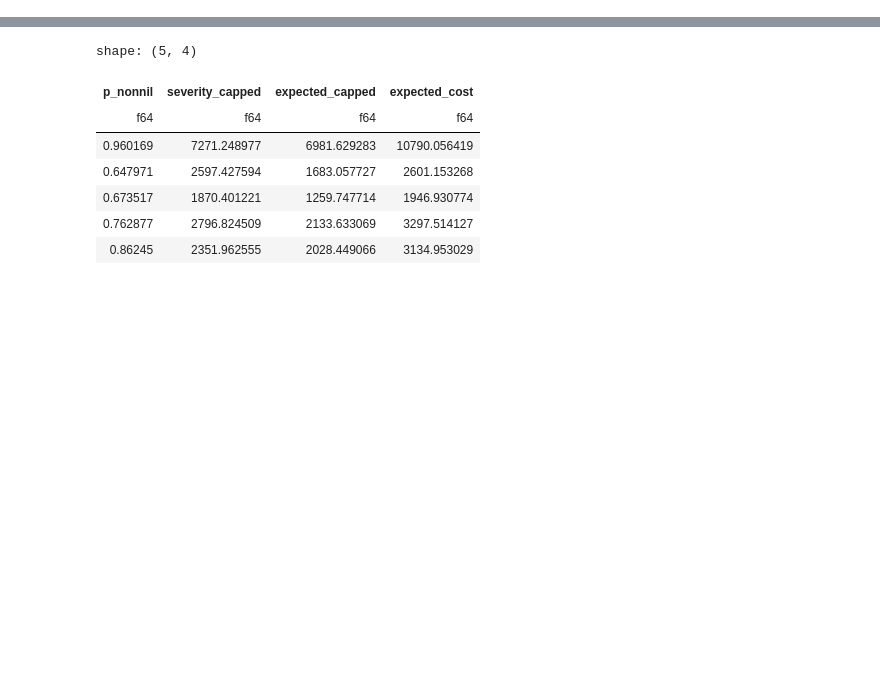
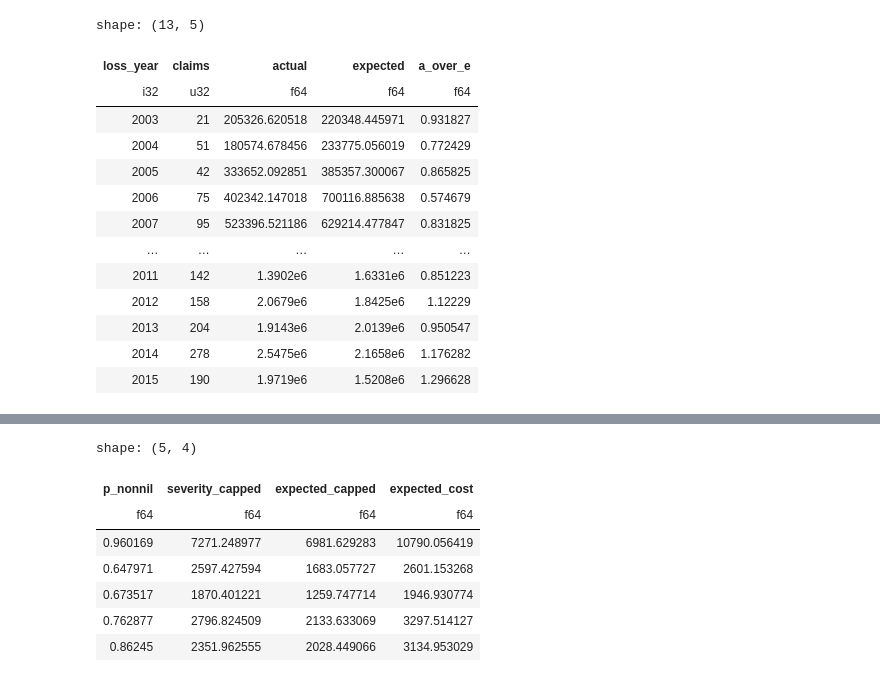
Before and after one commit to John2Wragg/Practice_Solution, a Jupyter notebook: Model_Evaluation/model_eval_test.ipynb, the cells around one changed output, grey strips where cells are left out. Drawn from its saved outputs; the diff is of its cells as text; code cells hidden in the pictures; blank space fills up the shorter version.

```diff
--- a/Model_Evaluation/model_eval_test.ipynb
+++ b/Model_Evaluation/model_eval_test.ipynb
@@ -61,0 +73,17 @@ shape: (5, 40)
+# %%
+ave_by_group(comparison, group="loss_year")
+# %% [output]
+shape: (13, 5)
+| loss_year | claims | actual | expected | a_over_e |
+| i32 | u32 | f64 | f64 | f64 |
+| 2003 | 21 | 205326.620518 | 220348.445971 | 0.931827 |
+| 2004 | 51 | 180574.678456 | 233775.056019 | 0.772429 |
+| 2005 | 42 | 333652.092851 | 385357.300067 | 0.865825 |
+| 2006 | 75 | 402342.147018 | 700116.885638 | 0.574679 |
+| 2007 | 95 | 523396.521186 | 629214.477847 | 0.831825 |
+| … | … | … | … | … |
+| 2011 | 142 | 1.3902e6 | 1.6331e6 | 0.851223 |
+| 2012 | 158 | 2.0679e6 | 1.8425e6 | 1.12229 |
+| 2013 | 204 | 1.9143e6 | 2.0139e6 | 0.950547 |
+| 2014 | 278 | 2.5475e6 | 2.1658e6 | 1.176282 |
+| 2015 | 190 | 1.9719e6 | 1.5208e6 | 1.296628 |
```
Also changed, not shown: parts of 14 cells of this notebook, 2 other files.
